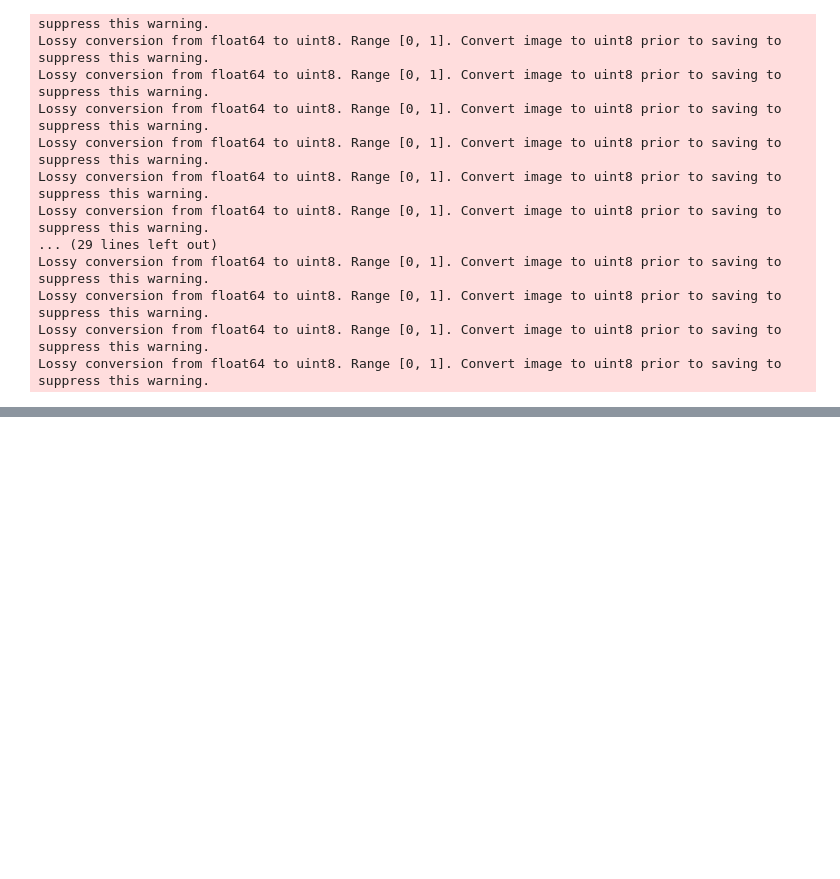
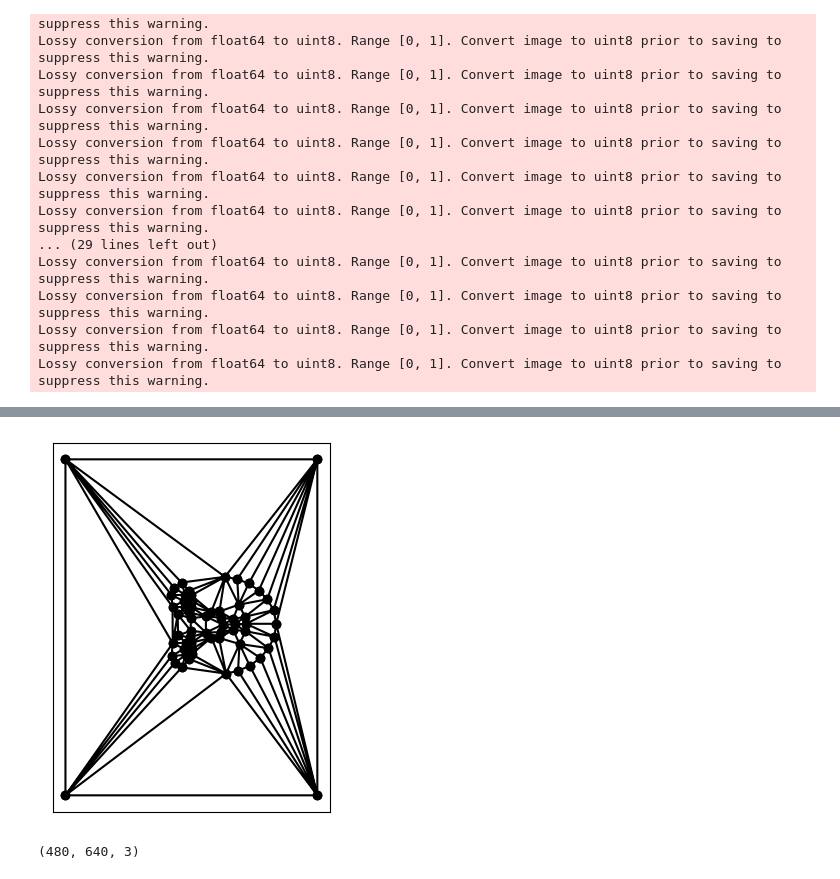
Before and after one commit to RichZhou1999/cs280_hw3, a Jupyter notebook: combine.ipynb, the cells around one changed output, grey strips where cells are left out. Saved outputs shown, nothing was run; the diff lists cells and outputs as text; code cells hidden in the pictures; blank space fills up the shorter version.

Commit message:
average

```diff
--- a/combine.ipynb
+++ b/combine.ipynb
@@ -207,0 +282,12 @@ Lossy conversion from float64 to uint8. Range [0, 1]. Convert image to uint8 pri
+# %%
+all_points_array = np.array(all_points)
+# %%
+average_points = np.mean(all_points_array, axis= 0)
+# %%
+average_points = list(average_points)
+# %%
+average_points = average_points + [[height-1, width-1], [height-1,0 ],[0, width-1],[0,0]]
+# %%
+triangle_index = get_triangular(average_points)
+# %% [output]
+[figure, added]
@@ -207,0 +306,4 @@ Lossy conversion from float64 to uint8. Range [0, 1]. Convert image to uint8 pri
+# %%
+print(images[0].shape)
+# %% [output]
+(480, 640, 3)
```
Also changed, not shown: parts of 20 cells of this notebook, 2 other files.
